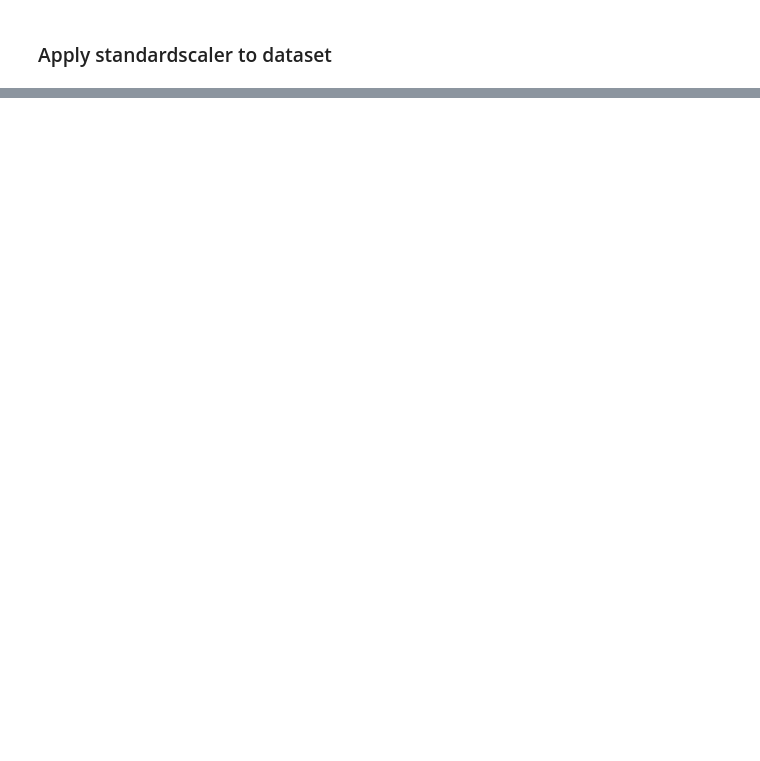
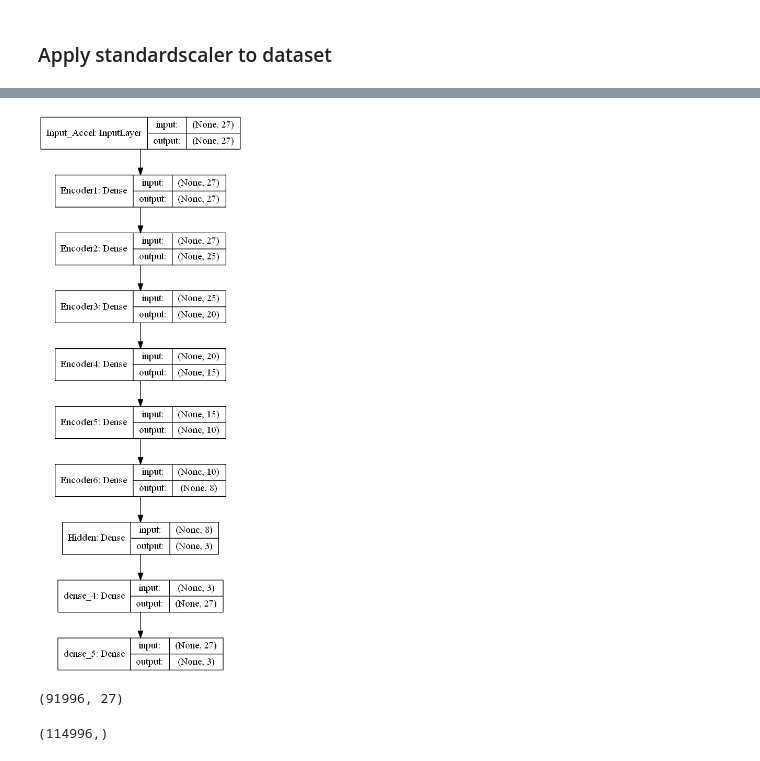
Before and after one commit to raymondng76/PRS-ISSM-2019-09-09-IS1FT-CA3, a Jupyter notebook: code/CA3.ipynb, the cells around one changed output, grey strips where cells are left out. Drawn from its saved outputs; the diff is of its cells as text; code cells hidden in the pictures; blank space fills up the shorter version.

```diff
--- a/code/CA3.ipynb
+++ b/code/CA3.ipynb
@@ -560,0 +561,3 @@ for d in dist:
+# %%
+encoder = build_base_encoder_model(ACCEL_INPUT)
+full_model = Model(ACCEL_INPUT, fc(encoder))
@@ -560,0 +588,2 @@ for d in dist:
+# %%
+full_model.compile(loss=['categorical_crossentropy'], optimizer='adam', metrics=['accuracy'])
@@ -560,0 +610,16 @@ for d in dist:
+# %%
+plot_model(full_model,
+           to_file='model.png',
+           show_shapes=True,
+           show_layer_names=True)
+IPython.display.Image('model.png')
+# %% [output]
+[figure, added]
+# %%
+train_X.shape
+# %% [output]
+(91996, 27)
+# %%
+accelS_train_label.shape
+# %% [output]
+(114996,)
```
Also changed, not shown: parts of 76 cells of this notebook.
